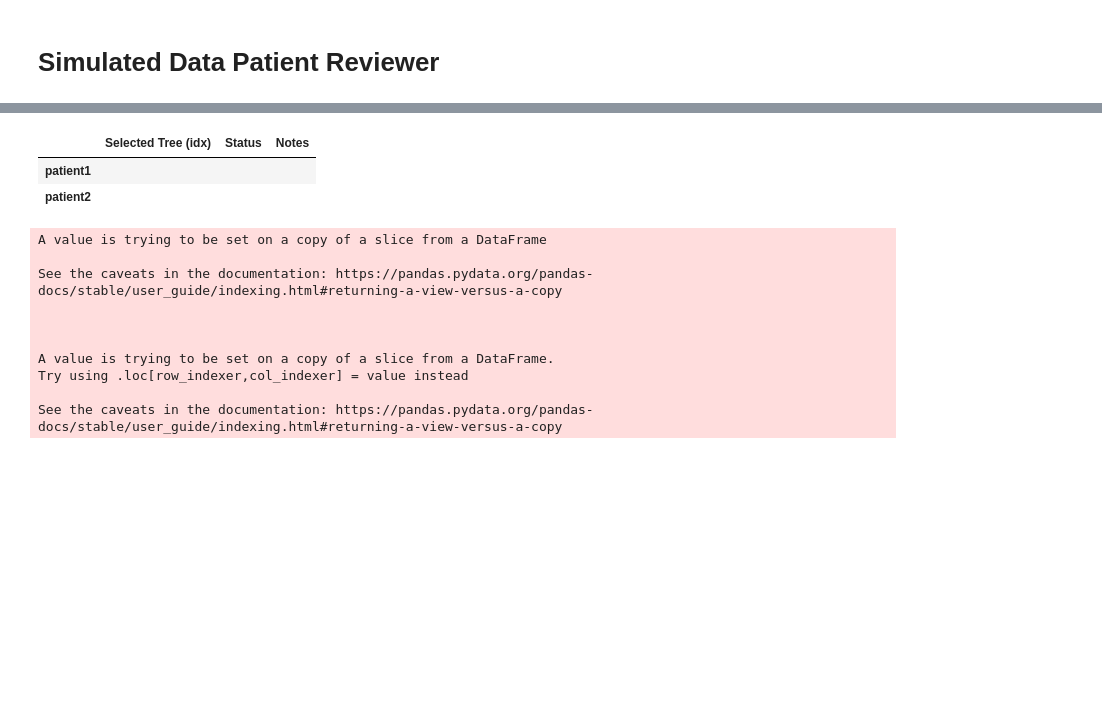
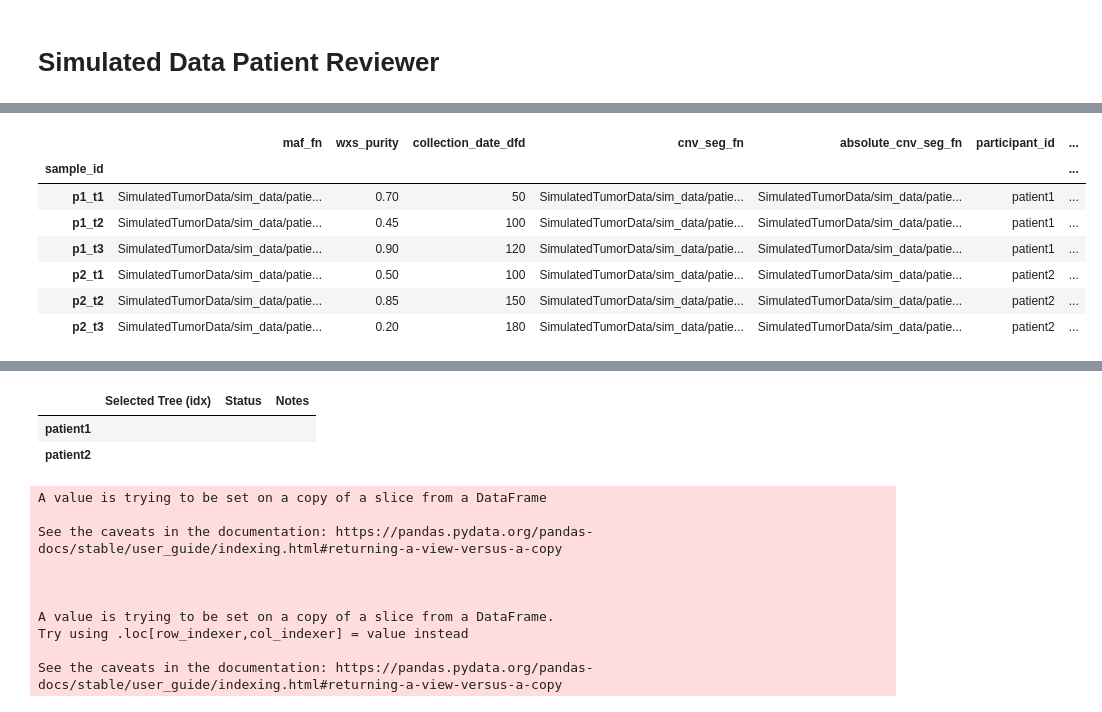
Before and after one commit to getzlab/CancerPatientReviewer, a Jupyter notebook: example_notebooks/SimulatedDataReviewer.ipynb, the cells around one changed output, grey strips where cells are left out. Cells and saved outputs as stored; diff of their text form; code cells hidden in the pictures; blank space fills up the shorter version.

Commit message:
Update data loading in simulated data notebook

```diff
--- a/example_notebooks/SimulatedDataReviewer.ipynb
+++ b/example_notebooks/SimulatedDataReviewer.ipynb
@@ -64,0 +47,4 @@ participants
+# %%
+samples, participants = load_patients_and_samples(
+    path_to_sim_data='SimulatedTumorData/sim_data'
+)
@@ -65 +76,12 @@ participants
+# %%
+samples
+# %% [output]
+|  | maf_fn | wxs_purity | collection_date_dfd | cnv_seg_fn | absolute_cnv_seg_fn | participant_id | ... |
+| sample_id |  |  |  |  |  |  | ... |
+| p1_t1 | SimulatedTumorData/sim_data/patie... | 0.70 | 50 | SimulatedTumorData/sim_data/patie... | SimulatedTumorData/sim_data/patie... | patient1 | ... |
+| p1_t2 | SimulatedTumorData/sim_data/patie... | 0.45 | 100 | SimulatedTumorData/sim_data/patie... | SimulatedTumorData/sim_data/patie... | patient1 | ... |
+| p1_t3 | SimulatedTumorData/sim_data/patie... | 0.90 | 120 | SimulatedTumorData/sim_data/patie... | SimulatedTumorData/sim_data/patie... | patient1 | ... |
+| p2_t1 | SimulatedTumorData/sim_data/patie... | 0.50 | 100 | SimulatedTumorData/sim_data/patie... | SimulatedTumorData/sim_data/patie... | patient2 | ... |
+| p2_t2 | SimulatedTumorData/sim_data/patie... | 0.85 | 150 | SimulatedTumorData/sim_data/patie... | SimulatedTumorData/sim_data/patie... | patient2 | ... |
+| p2_t3 | SimulatedTumorData/sim_data/patie... | 0.20 | 180 | SimulatedTumorData/sim_data/patie... | SimulatedTumorData/sim_data/patie... | patient2 | ... |
 # %%
```
Also changed, not shown: parts of 16 cells of this notebook.
